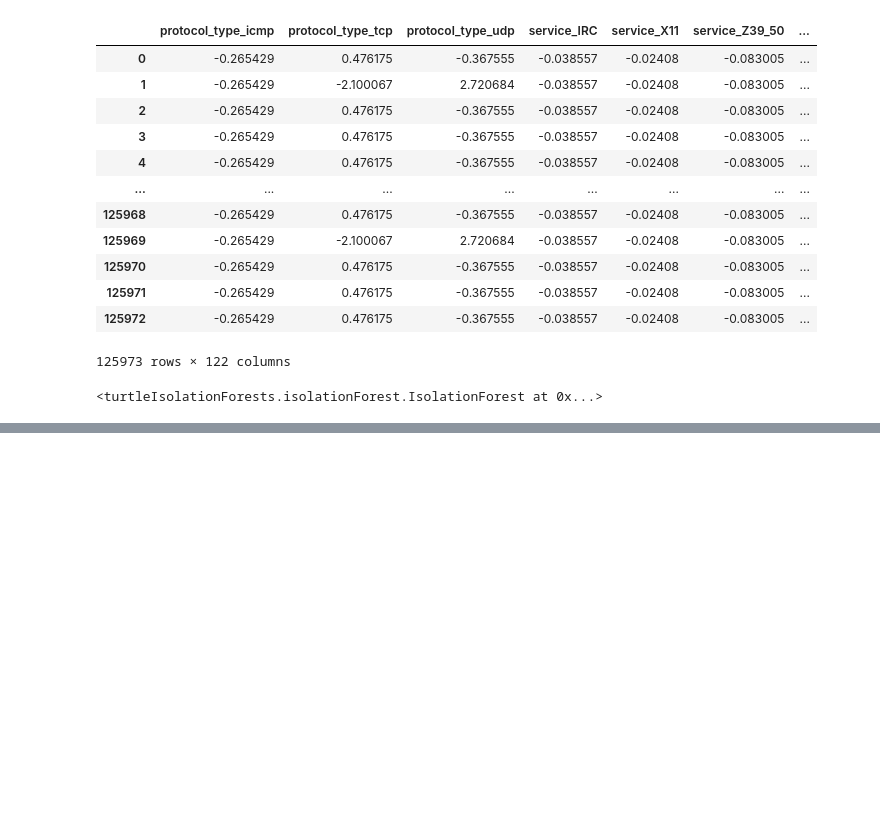
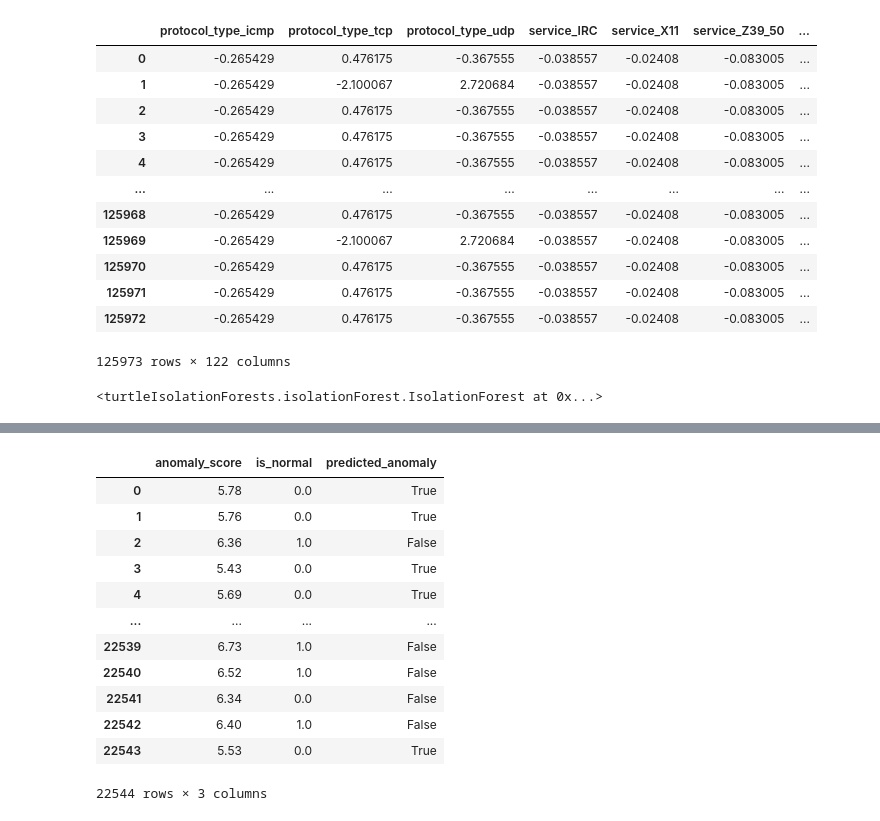
Before and after one commit to joshuapalicka/network-anomaly-detection, a Jupyter notebook: test_IsolationForest.ipynb, the cells around one changed output, grey strips where cells are left out. Cells and saved outputs as stored; diff of their text form; code cells hidden in the pictures; blank space fills up the shorter version.

```diff
--- a/test_IsolationForest.ipynb
+++ b/test_IsolationForest.ipynb
@@ -159,0 +160,16 @@ f1-score: 0.5809942049981891
+# %%
+evaluate
+# %% [output]
+|  | anomaly_score | is_normal | predicted_anomaly |
+| 0 | 5.78 | 0.0 | True |
+| 1 | 5.76 | 0.0 | True |
+| 2 | 6.36 | 1.0 | False |
+| 3 | 5.43 | 0.0 | True |
+| 4 | 5.69 | 0.0 | True |
+| ... | ... | ... | ... |
+| 22539 | 6.73 | 1.0 | False |
+| 22540 | 6.52 | 1.0 | False |
+| 22541 | 6.34 | 0.0 | False |
+| 22542 | 6.40 | 1.0 | False |
+| 22543 | 5.53 | 0.0 | True |
+22544 rows × 3 columns
```
Also changed, not shown: parts of 6 cells of this notebook, 5 other files.
